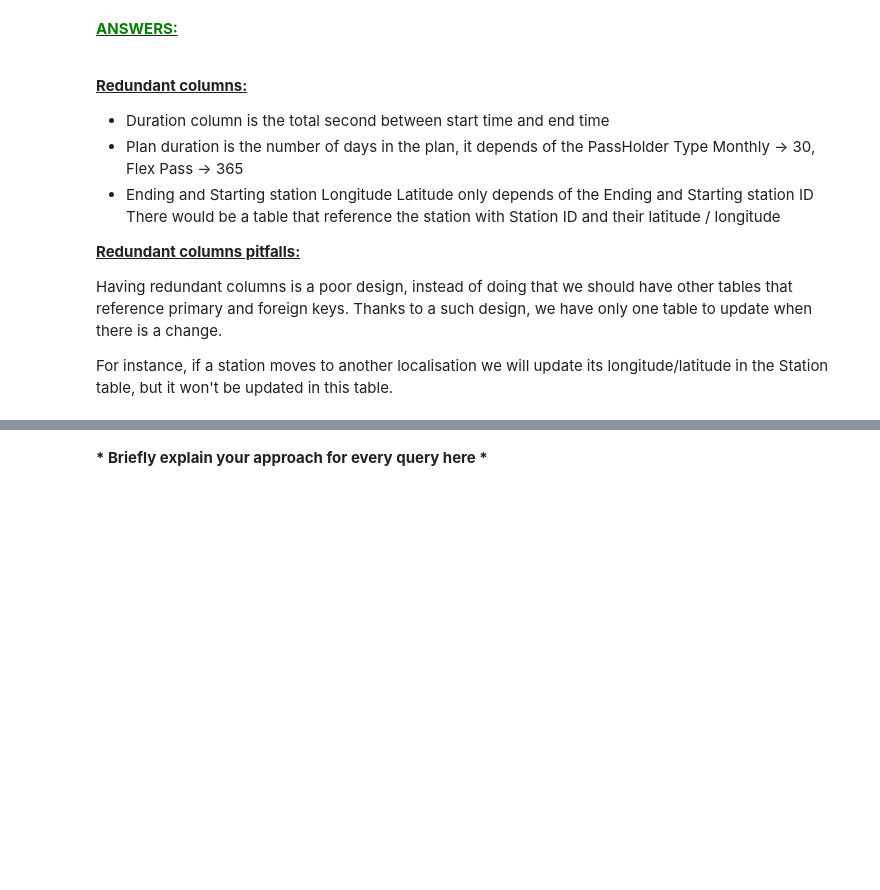
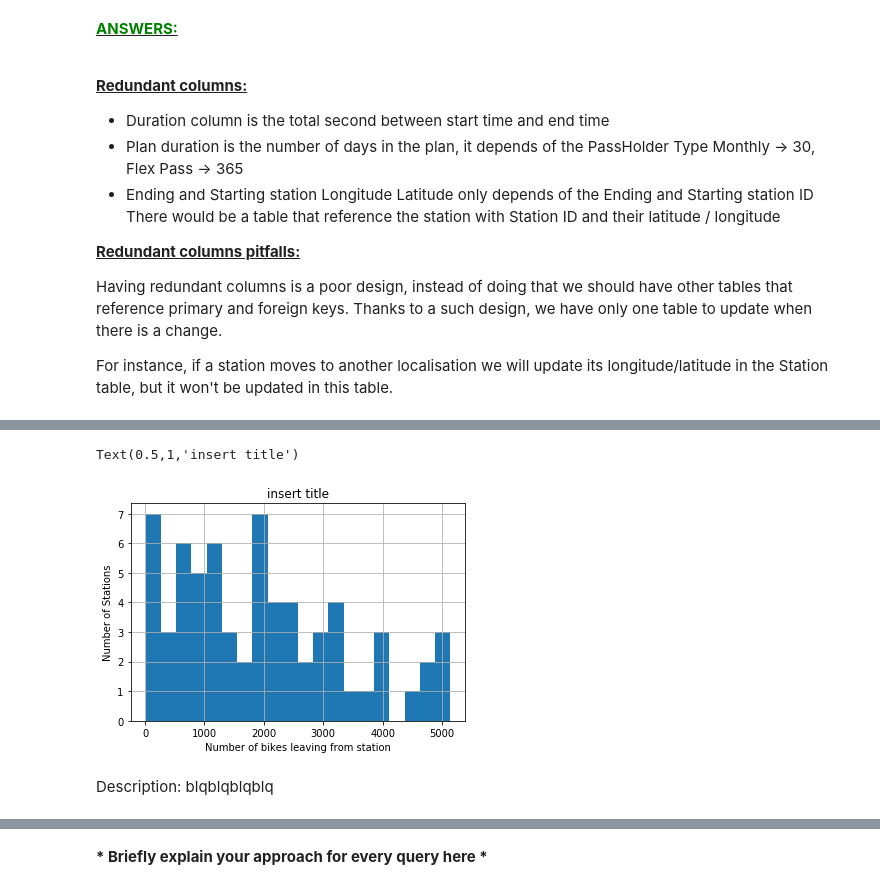
Before and after one commit to Apiquet/ADA_EPFL, a Jupyter notebook: ADA2018-Homework-master/01 - Pandas and Data Wrangling/Exercise 1.ipynb, the cells around one changed output, grey strips where cells are left out. Cells and saved outputs as stored; diff of their text form; code cells hidden in the pictures; blank space fills up the shorter version.

```diff
--- a/ADA2018-Homework-master/01 - Pandas and Data Wrangling/Exercise 1.ipynb
+++ b/ADA2018-Homework-master/01 - Pandas and Data Wrangling/Exercise 1.ipynb
@@ -488,0 +429,13 @@ jhgjhgjhgjhgjhg# Write your code here
+# %%
+bike_share_trip_grouped = bike_share_trip.groupby('Starting Station ID').size().reset_index(name='counts')
+#print(df_metroBike_grouped)
+hist = bike_share_trip_grouped['counts'].hist(bins=20)
+hist.set_xlabel("Number of bikes leaving from station")
+hist.set_ylabel("Number of Stations")
+hist.set_title("insert title")
+# %% [output]
+Text(0.5,1,'insert title')
+[figure, added]
+# %% [markdown]
+Description:
+blqblqblqblq
```
Also changed, not shown: parts of 56 cells of this notebook.
